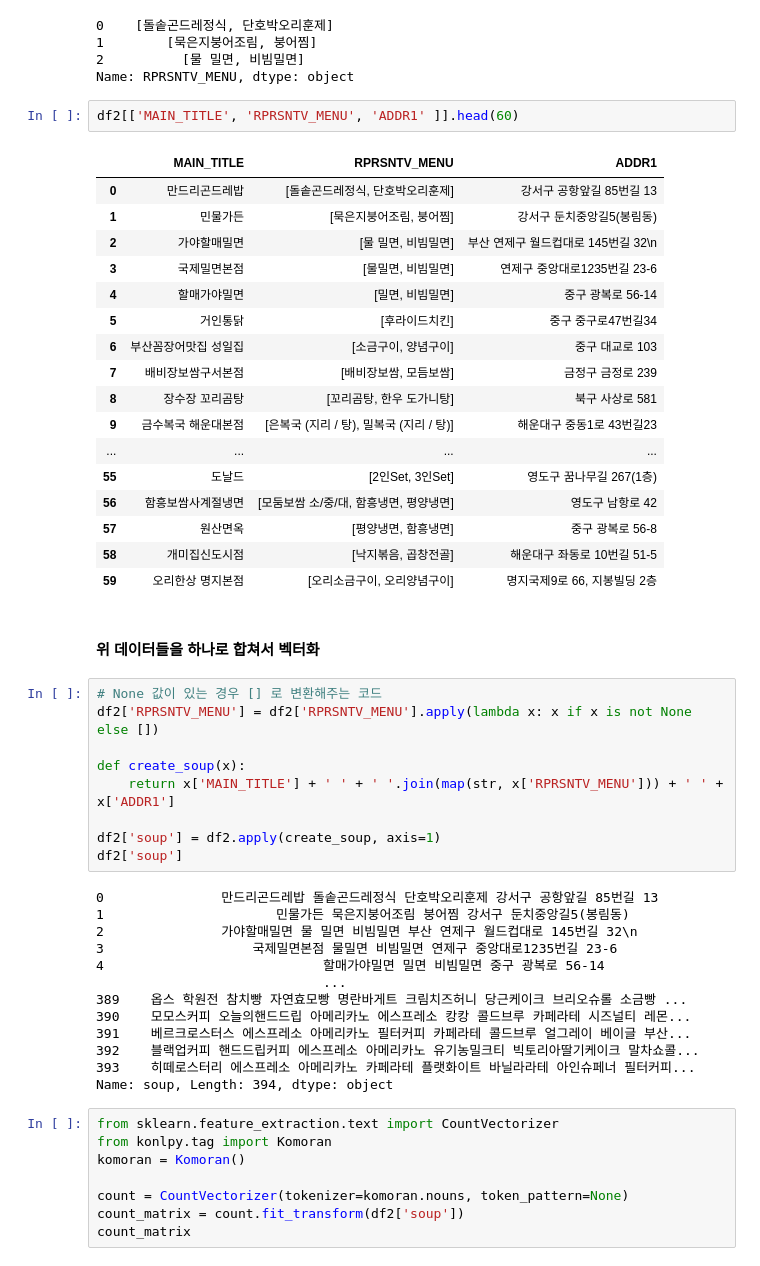
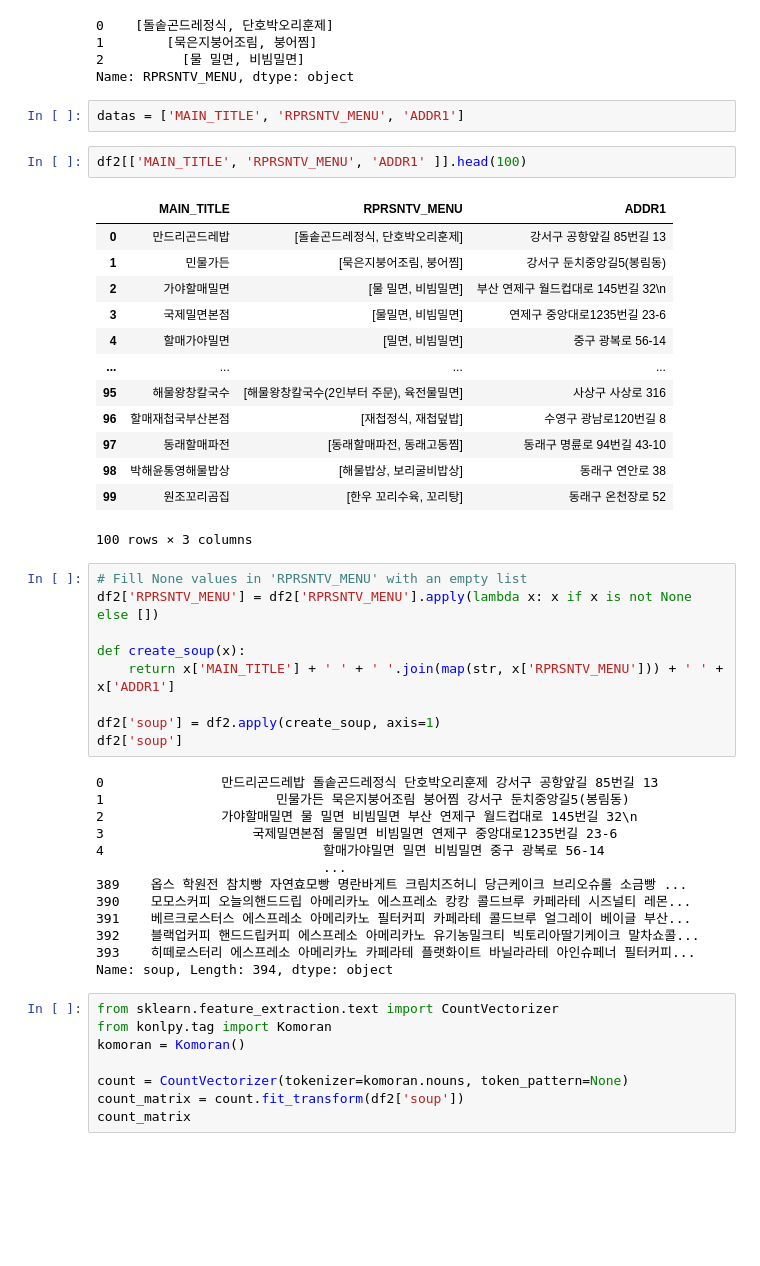
Before and after one commit to jisungs/food_test, a Jupyter notebook: food.ipynb, the cells around one changed output. Cells and saved outputs as stored; diff of their text form; blank space fills up the shorter version.

```diff
--- a/food.ipynb
+++ b/food.ipynb
@@ -284,30 +284,26 @@ df2['RPRSNTV_MENU'].head(3)
 1        [묵은지붕어조림, 붕어찜]
 2          [물 밀면, 비빔밀면]
 Name: RPRSNTV_MENU, dtype: object
+# %%
+datas = ['MAIN_TITLE', 'RPRSNTV_MENU', 'ADDR1']
 # %%
-df2[['MAIN_TITLE', 'RPRSNTV_MENU', 'ADDR1' ]].head(60)
+df2[['MAIN_TITLE', 'RPRSNTV_MENU', 'ADDR1' ]].head(100)
 # %% [output]
 |  | MAIN_TITLE | RPRSNTV_MENU | ADDR1 |
 | 0 | 만드리곤드레밥 | [돌솥곤드레정식, 단호박오리훈제] | 강서구 공항앞길 85번길 13 |
 | 1 | 민물가든 | [묵은지붕어조림, 붕어찜] | 강서구 둔치중앙길5(봉림동) |
 | 2 | 가야할매밀면 | [물 밀면, 비빔밀면] | 부산 연제구 월드컵대로 145번길 32\n |
 | 3 | 국제밀면본점 | [물밀면, 비빔밀면] | 연제구 중앙대로1235번길 23-6 |
 | 4 | 할매가야밀면 | [밀면, 비빔밀면] | 중구 광복로 56-14 |
-| 5 | 거인통닭 | [후라이드치킨] | 중구 중구로47번길34 |
-| 6 | 부산꼼장어맛집 성일집 | [소금구이, 양념구이] | 중구 대교로 103 |
-| 7 | 배비장보쌈구서본점 | [배비장보쌈, 모듬보쌈] | 금정구 금정로 239 |
-| 8 | 장수장 꼬리곰탕 | [꼬리곰탕, 한우 도가니탕] | 북구 사상로 581 |
-| 9 | 금수복국 해운대본점 | [은복국 (지리 / 탕), 밀복국 (지리 / 탕)] | 해운대구 중동1로 43번길23 |
 | ... | ... | ... | ... |
-| 55 | 도날드 | [2인Set, 3인Set] | 영도구 꿈나무길 267(1층) |
-| 56 | 함흥보쌈사계절냉면 | [모둠보쌈 소/중/대, 함흥냉면, 평양냉면] | 영도구 남항로 42 |
-| 57 | 원산면옥 | [평양냉면, 함흥냉면] | 중구 광복로 56-8 |
-| 58 | 개미집신도시점 | [낙지볶음, 곱창전골] | 해운대구 좌동로 10번길 51-5 |
-| 59 | 오리한상 명지본점 | [오리소금구이, 오리양념구이] | 명지국제9로 66, 지봉빌딩 2층 |
+| 95 | 해물왕창칼국수 | [해물왕창칼국수(2인부터 주문), 육전물밀면] | 사상구 사상로 316 |
+| 96 | 할매재첩국부산본점 | [재첩정식, 재첩덮밥] | 수영구 광남로120번길 8 |
+| 97 | 동래할매파전 | [동래할매파전, 동래고동찜] | 동래구 명륜로 94번길 43-10 |
+| 98 | 박해윤통영해물밥상 | [해물밥상, 보리굴비밥상] | 동래구 연안로 38 |
+| 99 | 원조꼬리곰집 | [한우 꼬리수육, 꼬리탕] | 동래구 온천장로 52 |
+100 rows × 3 columns
-# %% [markdown]
-#### 위 데이터들을 하나로 합쳐서 벡터화
 # %%
-# None 값이 있는 경우 [] 로 변환해주는 코드
+# Fill None values in 'RPRSNTV_MENU' with an empty list
 df2['RPRSNTV_MENU'] = df2['RPRSNTV_MENU'].apply(lambda x: x if x is not None else [])
 
 def create_soup(x):
```
Also changed, not shown: parts of 8 cells of this notebook, 3 other files.
